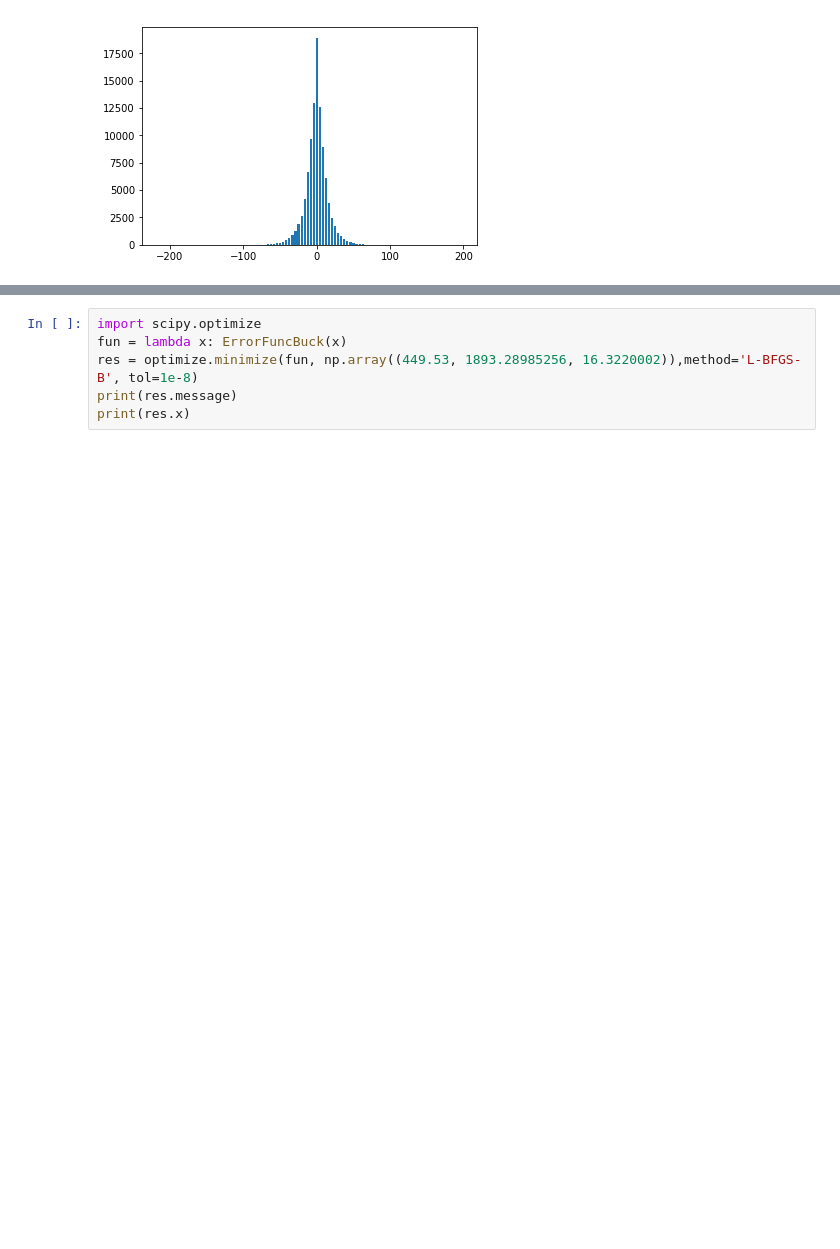
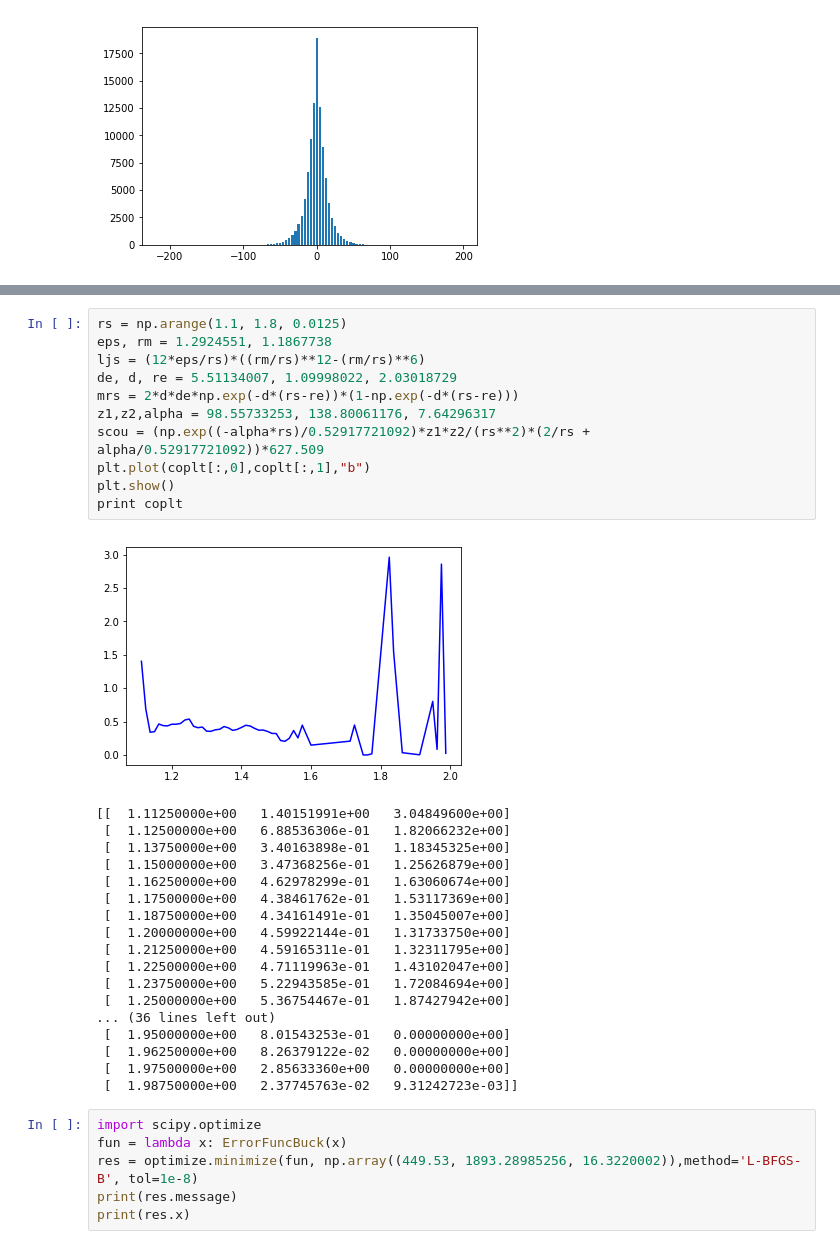
Before and after one commit to jparkhill/TensorMol, a Jupyter notebook: notebooks/PairPotential.ipynb, the cells around one changed output, grey strips where cells are left out. Drawn from its saved outputs; the diff is of its cells as text; blank space fills up the shorter version.

```diff
--- a/notebooks/PairPotential.ipynb
+++ b/notebooks/PairPotential.ipynb
@@ -346,3 +477,33 @@ plt.show()
+# %%
+rs = np.arange(1.1, 1.8, 0.0125)
+eps, rm = 1.2924551, 1.1867738
+ljs = (12*eps/rs)*((rm/rs)**12-(rm/rs)**6)
+de, d, re = 5.51134007, 1.09998022, 2.03018729
+mrs = 2*d*de*np.exp(-d*(rs-re))*(1-np.exp(-d*(rs-re)))
+z1,z2,alpha = 98.55733253, 138.80061176, 7.64296317
+scou = (np.exp((-alpha*rs)/0.52917721092)*z1*z2/(rs**2)*(2/rs + alpha/0.52917721092))*627.509
+plt.plot(coplt[:,0],coplt[:,1],"b")
+plt.show()
+print coplt
+# %% [output]
+[figure, added]
+[[  1.11250000e+00   1.40151991e+00   3.04849600e+00]
+ [  1.12500000e+00   6.88536306e-01   1.82066232e+00]
+ [  1.13750000e+00   3.40163898e-01   1.18345325e+00]
+ [  1.15000000e+00   3.47368256e-01   1.25626879e+00]
+ [  1.16250000e+00   4.62978299e-01   1.63060674e+00]
+ [  1.17500000e+00   4.38461762e-01   1.53117369e+00]
+ [  1.18750000e+00   4.34161491e-01   1.35045007e+00]
+ [  1.20000000e+00   4.59922144e-01   1.31733750e+00]
+ [  1.21250000e+00   4.59165311e-01   1.32311795e+00]
+ [  1.22500000e+00   4.71119963e-01   1.43102047e+00]
+ [  1.23750000e+00   5.22943585e-01   1.72084694e+00]
+ [  1.25000000e+00   5.36754467e-01   1.87427942e+00]
+... (36 lines left out)
+ [  1.95000000e+00   8.01543253e-01   0.00000000e+00]
+ [  1.96250000e+00   8.26379122e-02   0.00000000e+00]
+ [  1.97500000e+00   2.85633360e+00   0.00000000e+00]
+ [  1.98750000e+00   2.37745763e-02   9.31242723e-03]]
 # %%
 import scipy.optimize
 fun = lambda x: ErrorFuncBuck(x)
```
Also changed, not shown: parts of 13 cells of this notebook, 4 other files.
